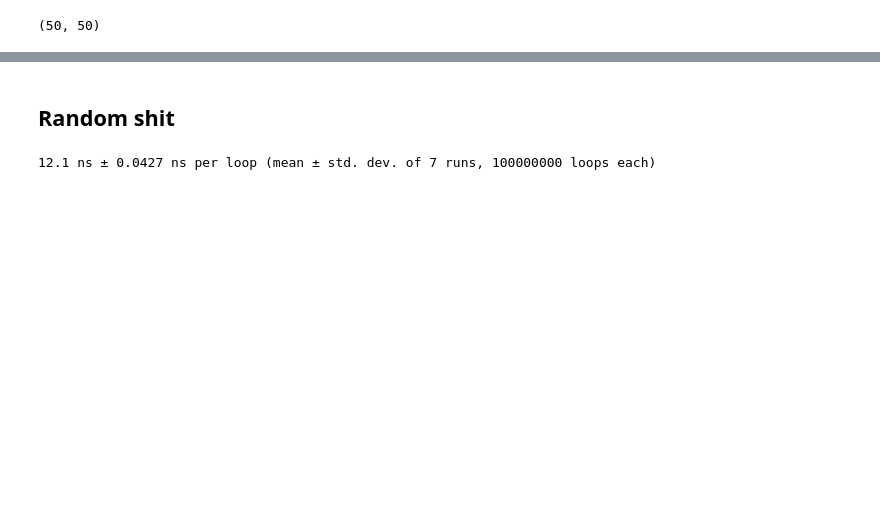
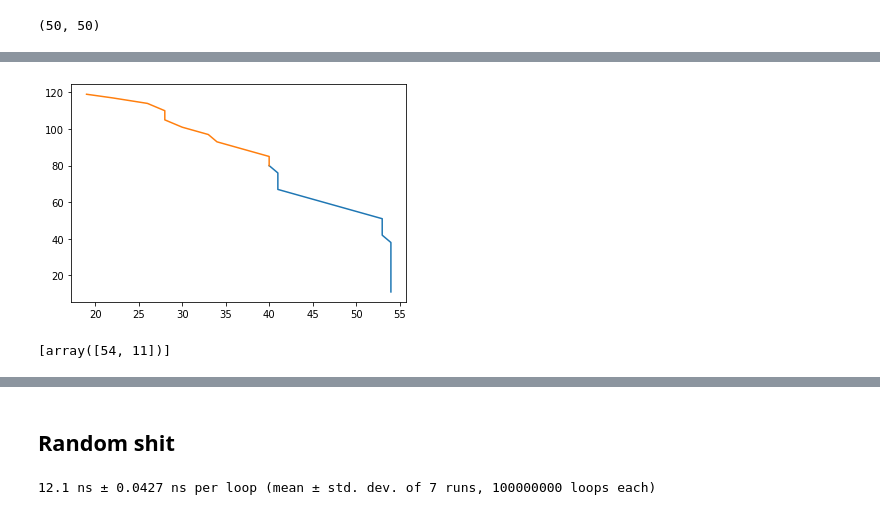
Before and after one commit to NinaWie/PowerPlanner, a Jupyter notebook: notebooks/DAG_SP.ipynb, the cells around one changed output, grey strips where cells are left out. Cells and saved outputs as stored; diff of their text form; code cells hidden in the pictures; blank space fills up the shorter version.

```diff
--- a/notebooks/DAG_SP.ipynb
+++ b/notebooks/DAG_SP.ipynb
@@ -394,0 +546,15 @@ len(my_path), len(path)
+# %%
+# minimum incoming edge cost --> this is the edge we take
+# need to add it up and add angle inbetween
+# TODO: more elaborate approach (minimum of angle from both directions) --> would need to try all combinations of dists + angle --> len(shifts)^2 iters
+print(np.min(dists_ab[:, c[0], c[1]]))
+print(np.min(dists_ba[:, c[0], c[1]]))
+plt.plot(path_ac[:,0], path_ac[:,1])
+plt.plot(path_cb[:,0], path_cb[:,1])
+plt.show()
+# %% [output]
+[figure, added]
+# %%
+path_ac
+# %% [output]
+[array([54, 11])]
```
Also changed, not shown: parts of 28 cells of this notebook, 19 other files.
